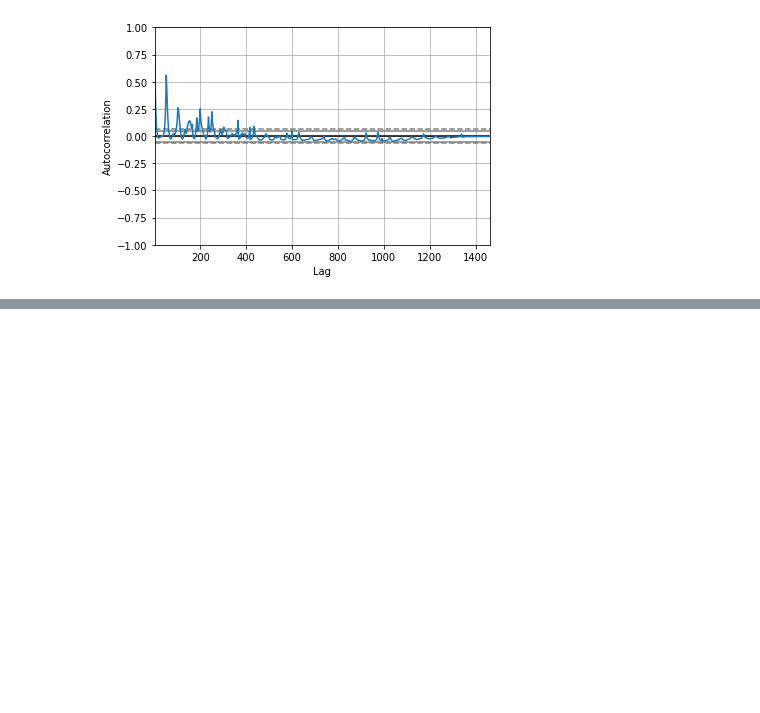
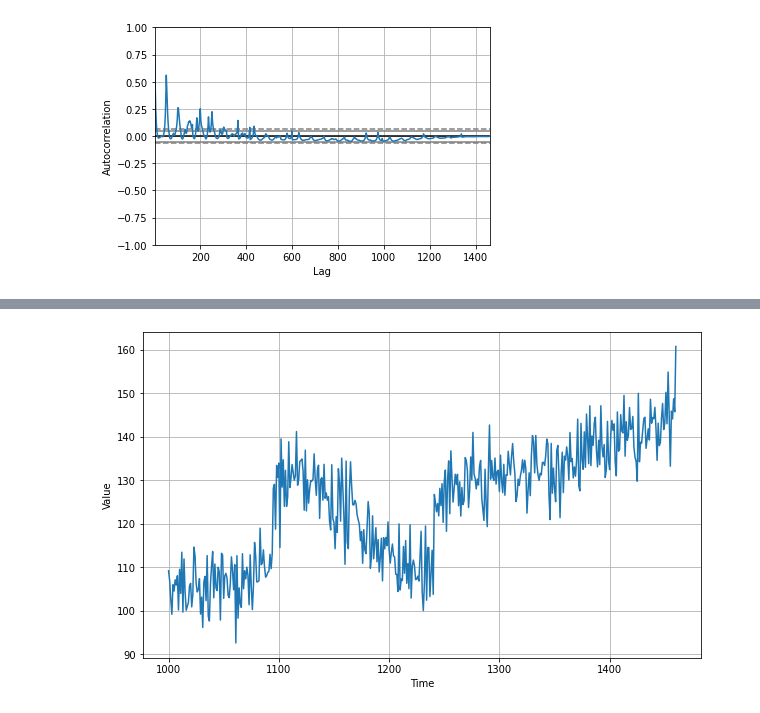
Before and after one commit to Tarun280896/AI, a Jupyter notebook: Time_Series/Time_series_in_synthetic_data.ipynb, the cells around one changed output, grey strips where cells are left out. Drawn from its saved outputs; the diff is of its cells as text; code cells hidden in the pictures; blank space fills up the shorter version.

```diff
--- a/Time_Series/Time_series_in_synthetic_data.ipynb
+++ b/Time_Series/Time_series_in_synthetic_data.ipynb
@@ -321,0 +322,29 @@ tf.keras.metrics.mean_absolute_error(x_valid, results).numpy()
+# %%
+#using SCG learning rate optimization
+time = np.arange(4 * 365 + 1, dtype="float32")
+baseline = 10
+series = trend(time, 0.1)
+baseline = 10
+amplitude = 20
+slope = 0.09
+noise_level = 5
+
+# Create the series
+series = baseline + trend(time, slope) + seasonality(time, period=365, amplitude=amplitude)
+# Update with noise
+series += noise(time, noise_level, seed=42)
+
+split_time = 1000
+time_train = time[:split_time]
+x_train = series[:split_time]
+time_valid = time[split_time:]
+x_valid = series[split_time:]
+
+window_size = 20
+batch_size = 32
+shuffle_buffer_size = 1000
+# %%
+plt.figure(figsize=(10, 6))
+plot_series(time_valid, x_valid)
+# %% [output]
+[figure, added]
```
Also changed, not shown: parts of 24 cells of this notebook.
